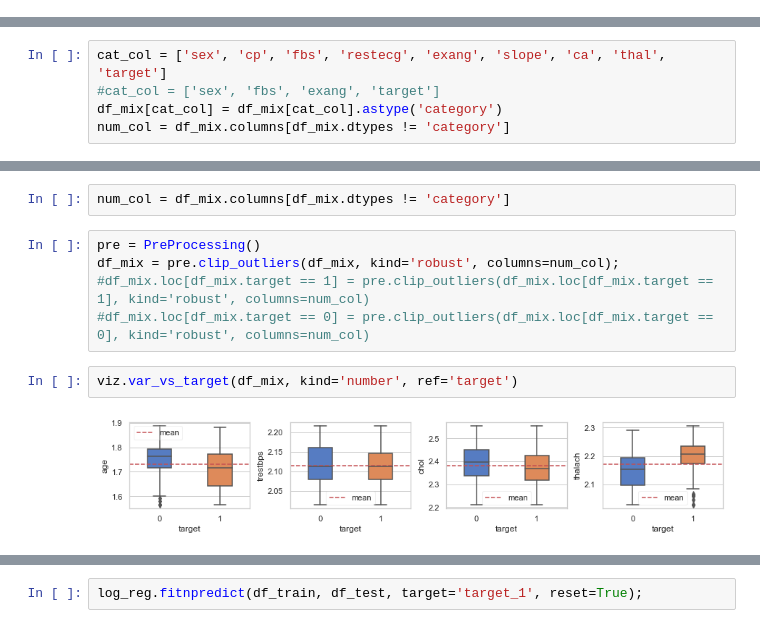
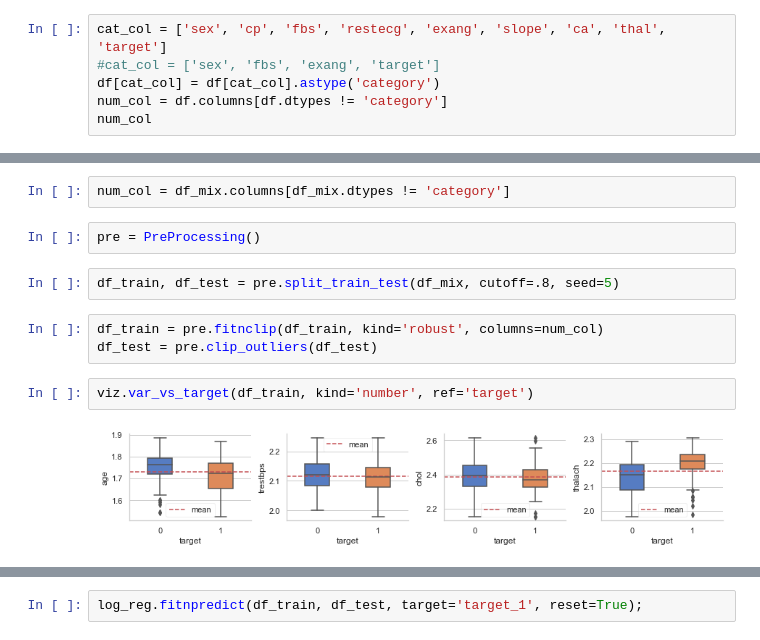
Before and after one commit to wincenzo/regressor, a Jupyter notebook: Regression_Class.ipynb, the cells around one changed output, grey strips where cells are left out. Cells and saved outputs as stored; diff of their text form.

```diff
--- a/Regression_Class.ipynb
+++ b/Regression_Class.ipynb
@@ -49,0 +51,6 @@ pd.plotting.radviz(df, 'target', color=('b','r'));
+# %%
+cat_col = ['sex', 'cp', 'fbs', 'restecg', 'exang', 'slope', 'ca', 'thal', 'target']
+#cat_col = ['sex', 'fbs', 'exang', 'target']
+df[cat_col] = df[cat_col].astype('category')
+num_col = df.columns[df.dtypes != 'category']
+num_col
@@ -58,10 +67,5 @@ sns.pairplot(df, diag_kind='kde', height=1., kind='scatter');
 # %%
 df_mix = df.copy()
-# %%
-cat_col = ['sex', 'cp', 'fbs', 'restecg', 'exang', 'slope', 'ca', 'thal', 'target']
-#cat_col = ['sex', 'fbs', 'exang', 'target']
-df_mix[cat_col] = df_mix[cat_col].astype('category')
-num_col = df_mix.columns[df_mix.dtypes != 'category']
 # %%
 df_mix.describe(include='number')
 # %% [output]
@@ -122,12 +126,14 @@ df_mix.groupby(df_mix['oldpeak'] > 0).oldpeak.count().to_frame()
 df_mix.oldpeak = pd.qcut(df_mix.oldpeak, 3, labels=[1,2,3])
 # %%
 num_col = df_mix.columns[df_mix.dtypes != 'category']
-# %%
-pre = PreProcessing()
-df_mix = pre.clip_outliers(df_mix, kind='robust', columns=num_col);
-#df_mix.loc[df_mix.target == 1] = pre.clip_outliers(df_mix.loc[df_mix.target == 1], kind='robust', columns=num_col)
-#df_mix.loc[df_mix.target == 0] = pre.clip_outliers(df_mix.loc[df_mix.target == 0], kind='robust', columns=num_col)
+# %%
+pre = PreProcessing()
+# %%
+df_train, df_test = pre.split_train_test(df_mix, cutoff=.8, seed=5)
+# %%
+df_train = pre.fitnclip(df_train, kind='robust', columns=num_col)
+df_test = pre.clip_outliers(df_test)
 # %%
-viz.var_vs_target(df_mix, kind='number', ref='target')
+viz.var_vs_target(df_train, kind='number', ref='target')
 # %% [output]
-[figure, old version]
+[figure, new version]
```
Also changed, not shown: parts of 22 cells of this notebook.
